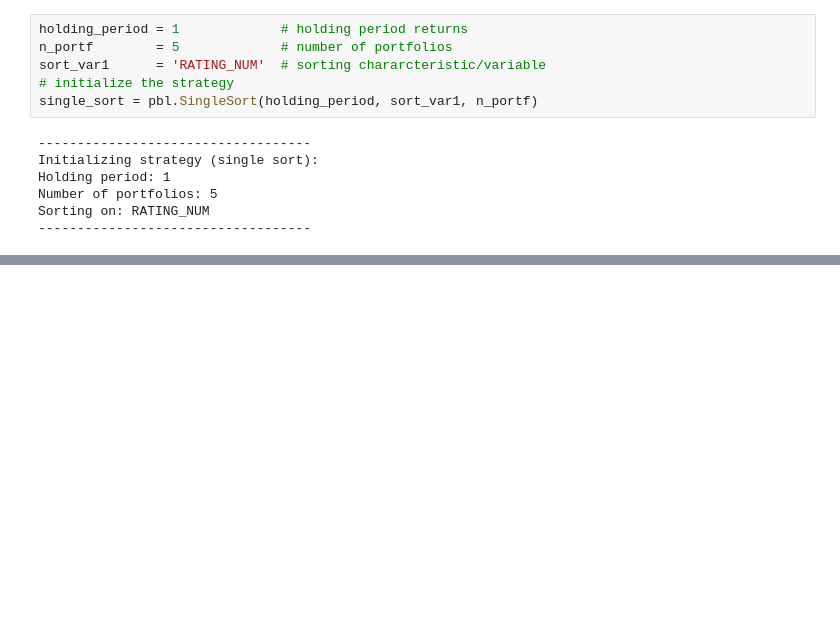
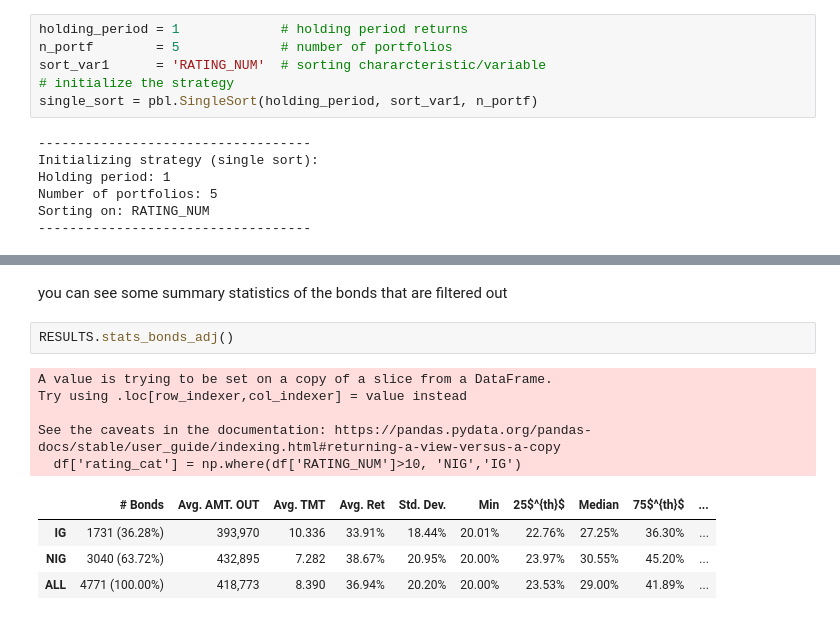
Before and after one commit to GiulioRossetti94/PyBondLab, a Jupyter notebook: example_ratings.ipynb, the cells around one changed output, grey strips where cells are left out. Cells and saved outputs as stored; diff of their text form; blank space fills up the shorter version.

```diff
--- a/example_ratings.ipynb
+++ b/example_ratings.ipynb
@@ -52,0 +94,14 @@ params = {'strategy': single_sort,
+# %% [markdown]
+you can see some summary statistics of the bonds that are filtered out
+# %%
+RESULTS.stats_bonds_adj()
+# %% [output]
+A value is trying to be set on a copy of a slice from a DataFrame.
+Try using .loc[row_indexer,col_indexer] = value instead
+
+See the caveats in the documentation: https://pandas.pydata.org/pandas-docs/stable/user_guide/indexing.html#returning-a-view-versus-a-copy
+  df['rating_cat'] = np.where(df['RATING_NUM']>10, 'NIG','IG')
+|  | # Bonds | Avg. AMT. OUT | Avg. TMT | Avg. Ret | Std. Dev. | Min | 25$^{th}$ | Median | 75$^{th}$ | ... |
+| IG | 1731 (36.28%) | 393,970 | 10.336 | 33.91% | 18.44% | 20.01% | 22.76% | 27.25% | 36.30% | ... |
+| NIG | 3040 (63.72%) | 432,895 | 7.282 | 38.67% | 20.95% | 20.00% | 23.97% | 30.55% | 45.20% | ... |
+| ALL | 4771 (100.00%) | 418,773 | 8.390 | 36.94% | 20.20% | 20.00% | 23.53% | 29.00% | 41.89% | ... |
```
Also changed, not shown: parts of 9 cells of this notebook.
